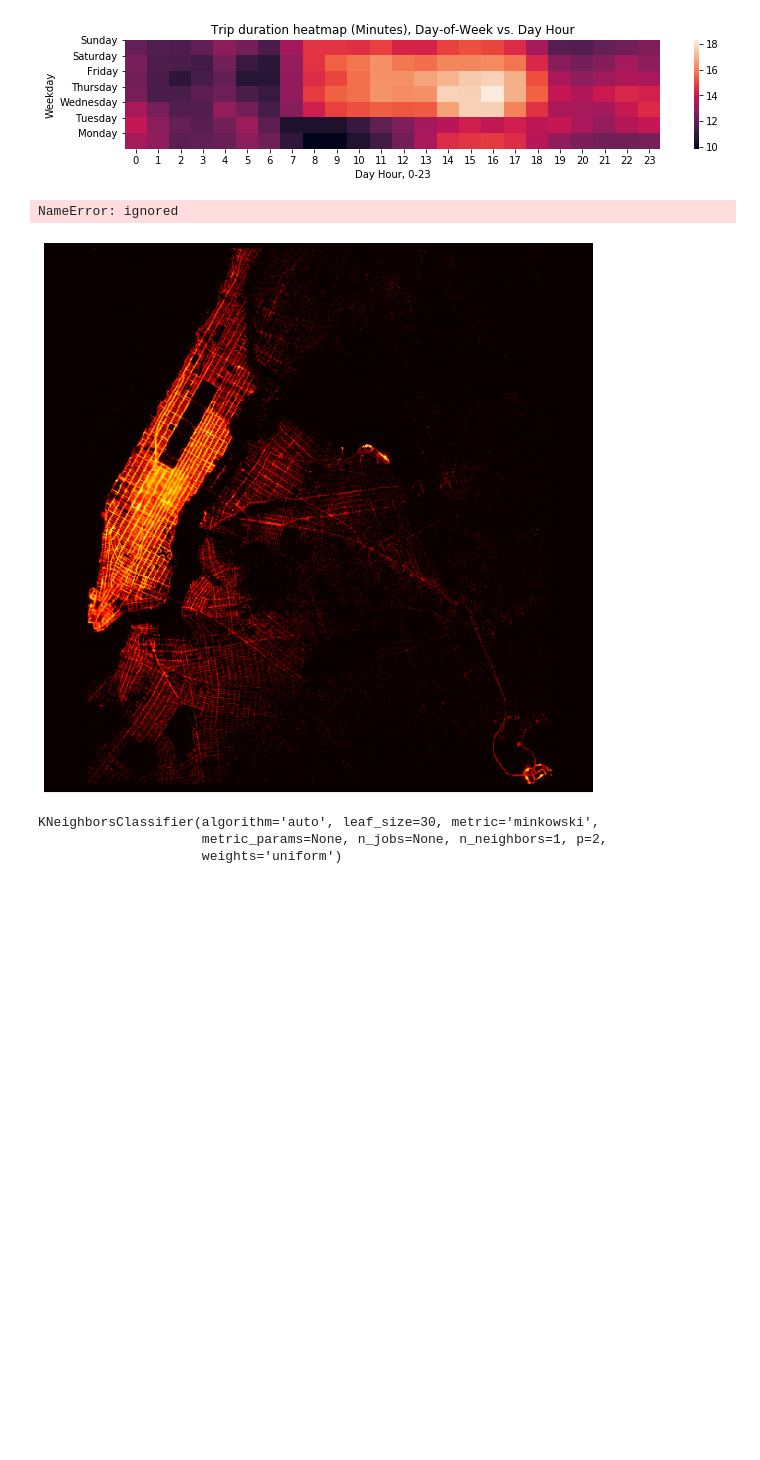
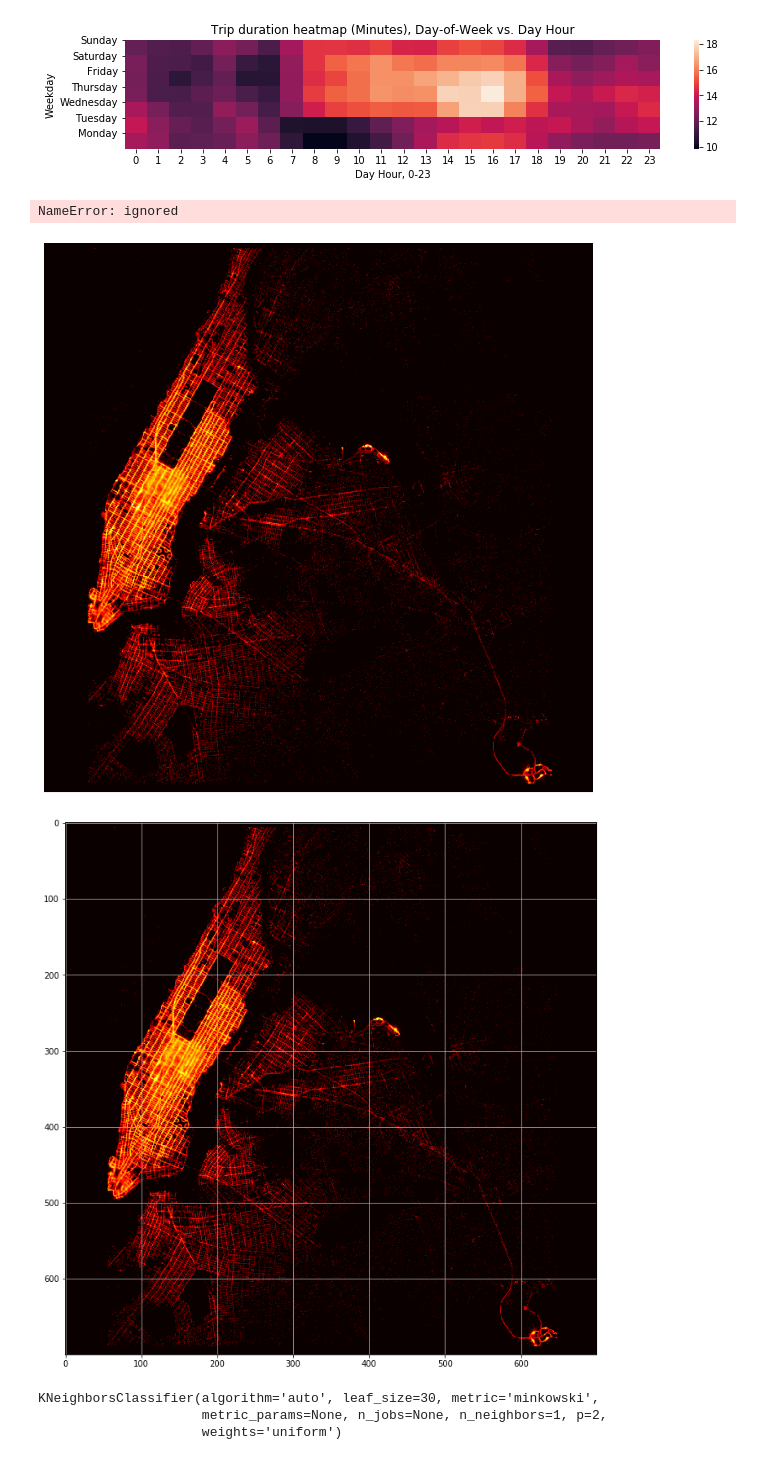
Before and after one commit to smbayo/NYC-Taxi, a Jupyter notebook: 460_Final_Project_Analysis.ipynb, the cells around one changed output. Saved outputs shown, nothing was run; the diff lists cells and outputs as text; code cells hidden in the pictures; blank space fills up the shorter version.

```diff
--- a/460_Final_Project_Analysis.ipynb
+++ b/460_Final_Project_Analysis.ipynb
@@ -381,40 +424,41 @@ ax.imshow(np.log(locationDensityImage + 1), cmap='hot')
 ax.set_axis_off()
 
 # plt.savefig('spatial-density-pickup-dropoff.png')
 
-latInds = imageSize[0] - (imageSize[0] * (latCoord  - latRange[0])  / (latRange[1]  - latRange[0]) ).astype(int)
-longInds = (imageSize[1] * (longCoord - longRange[0]) / (longRange[1] - longRange[0])).astype(int)
+# latInds = imageSize[0] - (imageSize[0] * (latCoord  - latRange[0])  / (latRange[1]  - latRange[0]) ).astype(int)
+# longInds = (imageSize[1] * (longCoord - longRange[0]) / (longRange[1] - longRange[0])).astype(int)
 
 
-templateTrips = TripKmeansModel.cluster_centers_ * np.tile(stdTripAttr, (numClusters, 1)) + np.tile(meanTripAttr,(numClusters, 1))
+# templateTrips = TripKmeansModel.cluster_centers_ * np.tile(stdTripAttr, (numClusters, 1)) + np.tile(meanTripAttr,(numClusters, 1))
 
-srcCoords = templateTrips[:, :2]
-dstCoords = templateTrips[:, 2:4]
+# srcCoords = templateTrips[:, :2]
+# dstCoords = templateTrips[:, 2:4]
 
-srcImCoords = ConvertToImageCoords(srcCoords[:, 0],srcCoords[:, 1], latRange, longRange, imageSize)
-dstImCoords = ConvertToImageCoords(dstCoords[:, 0],dstCoords[:, 1], latRange, longRange, imageSize)
+# srcImCoords = ConvertToImageCoords(srcCoords[:, 0],srcCoords[:, 1], latRange, longRange, imageSize)
+# dstImCoords = ConvertToImageCoords(dstCoords[:, 0],dstCoords[:, 1], latRange, longRange, imageSize)
 
 plt.figure(figsize=(12,12))
 plt.imshow(np.log(locationDensityImage + 1), cmap='hot')
 plt.grid('off')
 plt.scatter(srcImCoords[1], srcImCoords[0], c='m', s=200, alpha=0.8)
 plt.scatter(dstImCoords[1], dstImCoords[0], c='g', s=200, alpha=0.8)
 
 for i in range(len(srcImCoords[0])):
     plt.arrow(srcImCoords[1][i], srcImCoords[0][i],
             dstImCoords[1][i]-srcImCoords[1][i],
             dstImCoords[0][i]-srcImCoords[0][i],
             edgecolor='c', facecolor='c',
             width=0.8,
             alpha=0.4,
             head_width=10.0,
             head_length=10.0,
             length_includes_head=True)
 
 # plt.savefig('typical-trips.png')
 # %% [output]
 NameError: ignored
 [figure]
+[figure, added]
 # %%
 ### Source -- https://www.kaggle.com/drgilermo/dynamics-of-new-york-city-animation ---- ###
 neighborhood = {-74.0019368351: 'Chelsea',-73.837549761: 'Queens',-73.7854240738: 'JFK',-73.9810421975:'Midtown-North-West',-73.9862336241: 'East Village',
```
Also changed, not shown: parts of 10 cells of this notebook.
